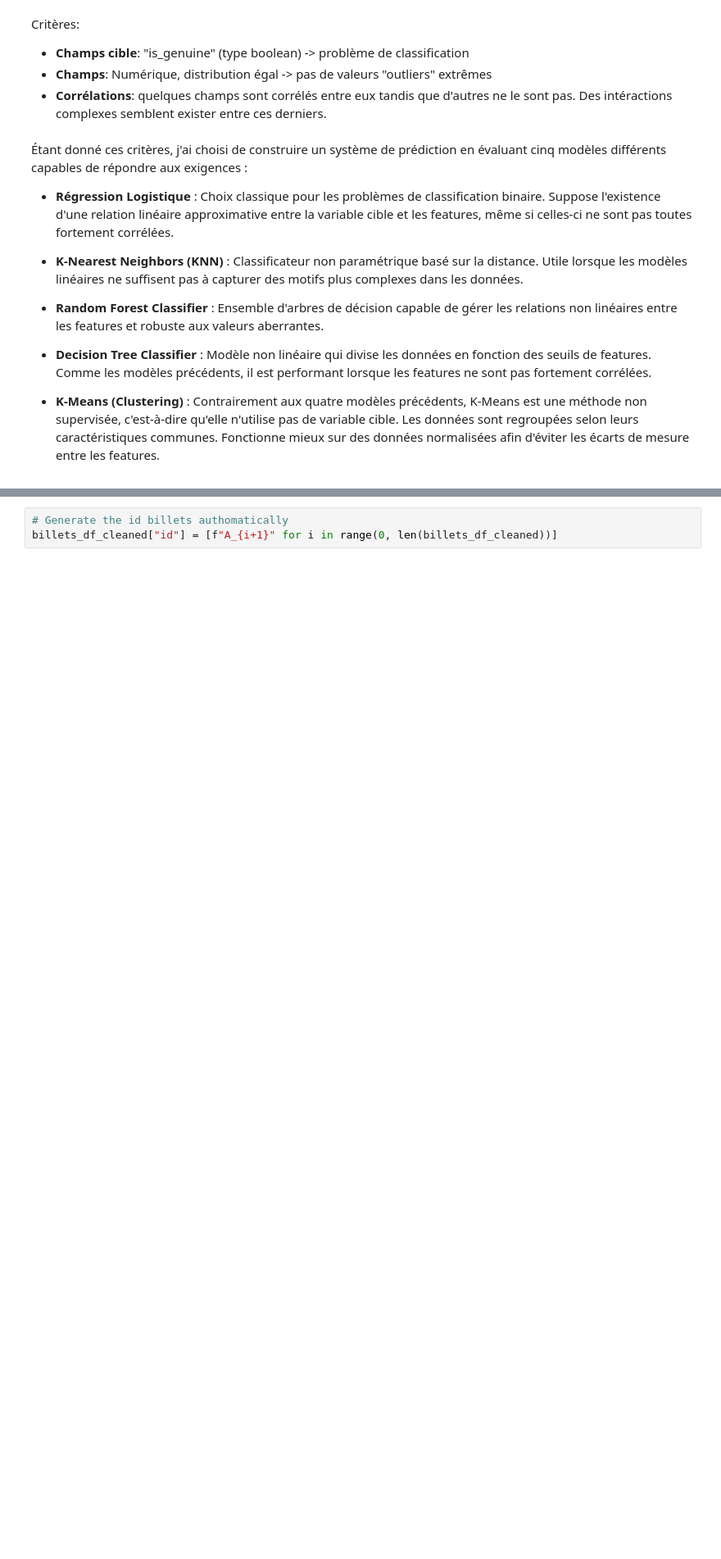
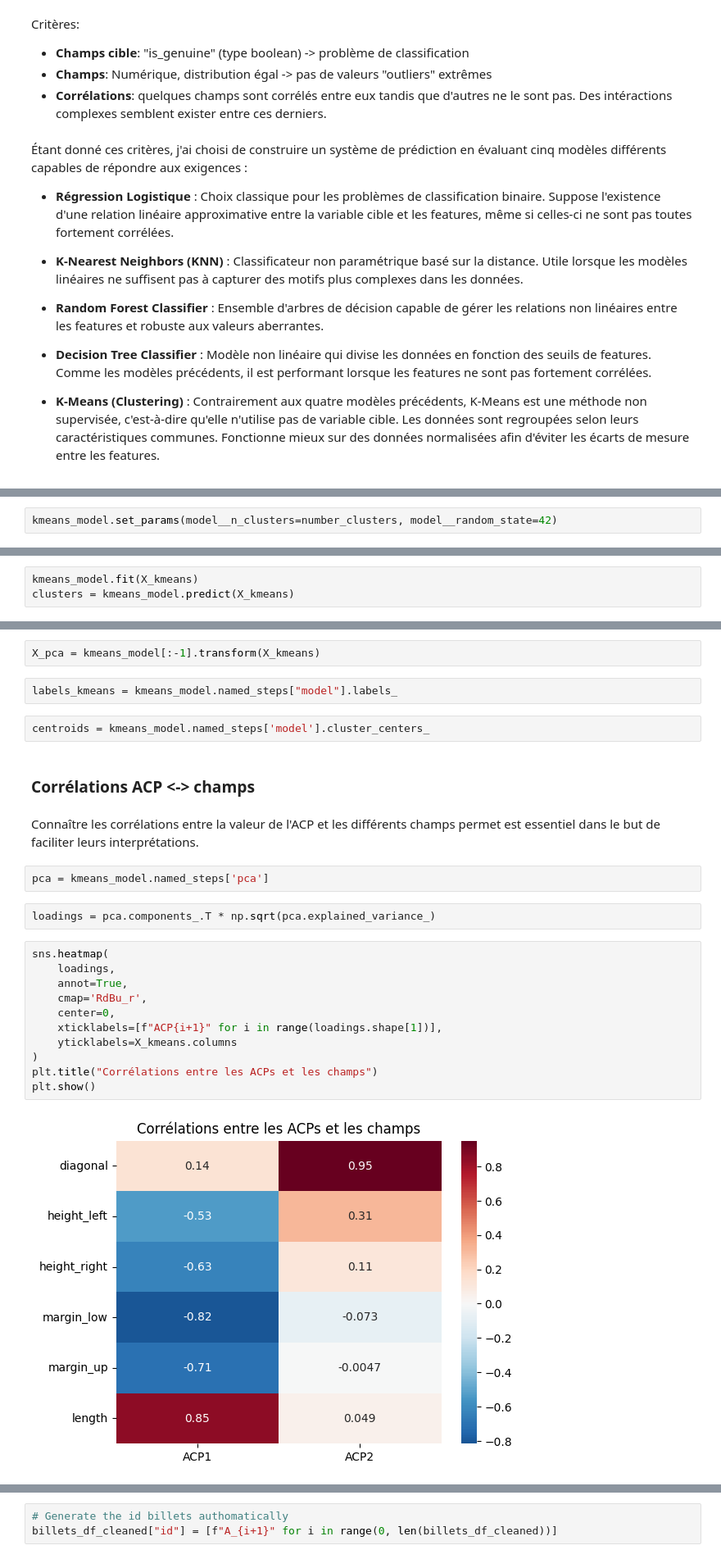
Before and after one commit to cedizen/detection_automatique_faux_billets, a Jupyter notebook: berthezene_cedric_1_notebook_032026.ipynb, the cells around one changed output, grey strips where cells are left out. Shown at 82% size. Cells and saved outputs as stored; diff of their text form; blank space fills up the shorter version.

Commit message:
Ajout APC, centroides et visualisation graphique

```diff
--- a/berthezene_cedric_1_notebook_032026.ipynb
+++ b/berthezene_cedric_1_notebook_032026.ipynb
@@ -839,0 +882,2 @@ def detect_true_false_money(df, colum_target,
+# %%
+kmeans_model.set_params(model__n_clusters=number_clusters, model__random_state=42)
@@ -839,0 +887,3 @@ def detect_true_false_money(df, colum_target,
+# %%
+kmeans_model.fit(X_kmeans)
+clusters = kmeans_model.predict(X_kmeans)
@@ -839,0 +895,27 @@ def detect_true_false_money(df, colum_target,
+# %%
+X_pca = kmeans_model[:-1].transform(X_kmeans)
+# %%
+labels_kmeans = kmeans_model.named_steps["model"].labels_
+# %%
+centroids = kmeans_model.named_steps['model'].cluster_centers_
+# %% [markdown]
+### **Corrélations ACP <-> champs**
+# %% [markdown]
+Connaître les corrélations entre la valeur de l'ACP et les différents champs permet est essentiel dans le but de faciliter leurs interprétations.
+# %%
+pca = kmeans_model.named_steps['pca']
+# %%
+loadings = pca.components_.T * np.sqrt(pca.explained_variance_)
+# %%
+sns.heatmap(
+    loadings,
+    annot=True,
+    cmap='RdBu_r',
+    center=0,
+    xticklabels=[f"ACP{i+1}" for i in range(loadings.shape[1])],
+    yticklabels=X_kmeans.columns
+)
+plt.title("Corrélations entre les ACPs et les champs")
+plt.show()
+# %% [output]
+[figure, added]
```
Also changed, not shown: parts of 61 cells of this notebook.
